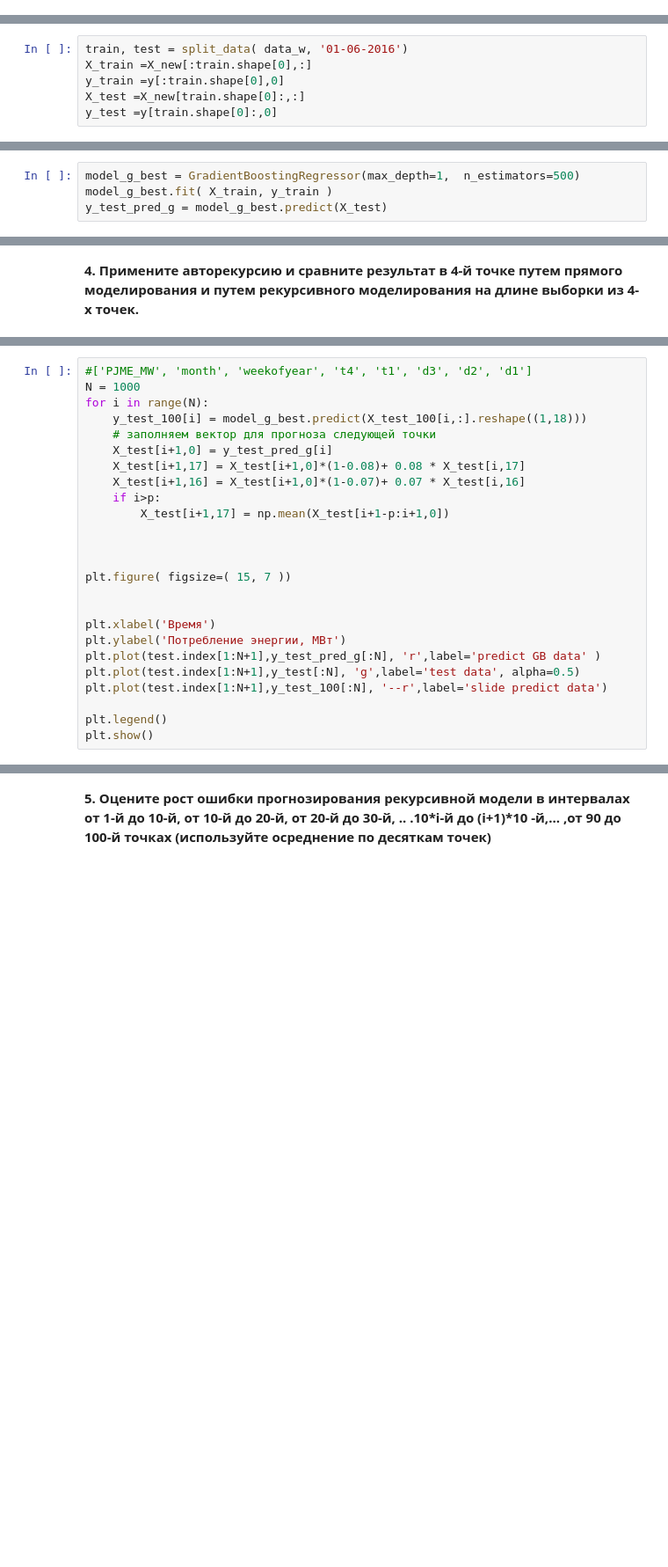
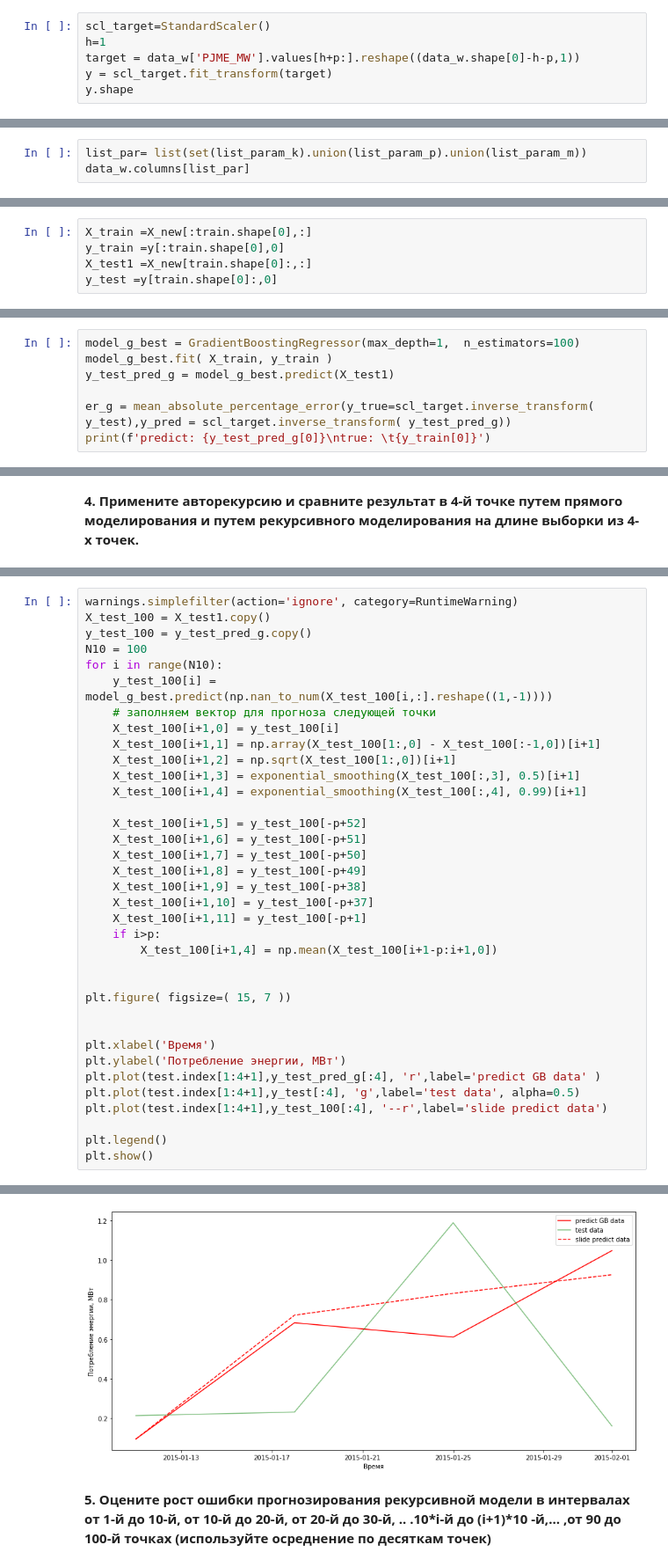
Before and after one commit to AltLumad/GeekBrains, a Jupyter notebook: Data_Science_for_business/04/04.ipynb, the cells around one changed output, grey strips where cells are left out. Shown: that part at 88% size. Drawn from its saved outputs; the diff is of its cells as text; blank space fills up the shorter version.

```diff
--- a/Data_Science_for_business/04/04.ipynb
+++ b/Data_Science_for_business/04/04.ipynb
@@ -60,0 +228,6 @@ y.shape
+# %%
+scl_target=StandardScaler()
+h=1
+target = data_w['PJME_MW'].values[h+p:].reshape((data_w.shape[0]-h-p,1))
+y = scl_target.fit_transform(target)
+y.shape
@@ -100,0 +271,3 @@ Index(['PJME_MW', 'month', 'weekofyear', 't4', 't1', 'd3', 'd2', 'd1'], dtype='o
+# %%
+list_par= list(set(list_param_k).union(list_param_p).union(list_param_m))
+data_w.columns[list_par]
@@ -107,6 +280,5 @@ def split_data( data, split_date ):
 # %%
-train, test = split_data( data_w, '01-06-2016')
 X_train =X_new[:train.shape[0],:]
 y_train =y[:train.shape[0],0]
-X_test =X_new[train.shape[0]:,:]
+X_test1 =X_new[train.shape[0]:,:]
 y_test =y[train.shape[0]:,0]
@@ -149,4 +307,7 @@ Parameters: {'n_estimators': 100, 'max_depth': 2}
 # %%
-model_g_best = GradientBoostingRegressor(max_depth=1,  n_estimators=500)
+model_g_best = GradientBoostingRegressor(max_depth=1,  n_estimators=100)
 model_g_best.fit( X_train, y_train )
-y_test_pred_g = model_g_best.predict(X_test)
+y_test_pred_g = model_g_best.predict(X_test1)
+
+er_g = mean_absolute_percentage_error(y_true=scl_target.inverse_transform( y_test),y_pred = scl_target.inverse_transform( y_test_pred_g))
+print(f'predict: {y_test_pred_g[0]}\ntrue: \t{y_train[0]}')
@@ -157,15 +325,26 @@ __4. Примените авторекурсию и сравните резул
 # %%
-#['PJME_MW', 'month', 'weekofyear', 't4', 't1', 'd3', 'd2', 'd1']
-N = 1000
-for i in range(N):
-    y_test_100[i] = model_g_best.predict(X_test_100[i,:].reshape((1,18)))
+warnings.simplefilter(action='ignore', category=RuntimeWarning)
+X_test_100 = X_test1.copy()
+y_test_100 = y_test_pred_g.copy()
+N10 = 100
+for i in range(N10):
+    y_test_100[i] = model_g_best.predict(np.nan_to_num(X_test_100[i,:].reshape((1,-1))))
     # заполняем вектор для прогноза следующей точки
-    X_test[i+1,0] = y_test_pred_g[i]
-    X_test[i+1,17] = X_test[i+1,0]*(1-0.08)+ 0.08 * X_test[i,17]
-    X_test[i+1,16] = X_test[i+1,0]*(1-0.07)+ 0.07 * X_test[i,16]
+    X_test_100[i+1,0] = y_test_100[i]
+    X_test_100[i+1,1] = np.array(X_test_100[1:,0] - X_test_100[:-1,0])[i+1]
+    X_test_100[i+1,2] = np.sqrt(X_test_100[1:,0])[i+1]
+    X_test_100[i+1,3] = exponential_smoothing(X_test_100[:,3], 0.5)[i+1]
+    X_test_100[i+1,4] = exponential_smoothing(X_test_100[:,4], 0.99)[i+1]
+
+    X_test_100[i+1,5] = y_test_100[-p+52]
+    X_test_100[i+1,6] = y_test_100[-p+51]
+    X_test_100[i+1,7] = y_test_100[-p+50]
+    X_test_100[i+1,8] = y_test_100[-p+49]
+    X_test_100[i+1,9] = y_test_100[-p+38]
+    X_test_100[i+1,10] = y_test_100[-p+37]
+    X_test_100[i+1,11] = y_test_100[-p+1]
     if i>p:
-        X_test[i+1,17] = np.mean(X_test[i+1-p:i+1,0])
-
+        X_test_100[i+1,4] = np.mean(X_test_100[i+1-p:i+1,0])
 
 
 plt.figure( figsize=( 15, 7 ))
@@ -173,9 +352,9 @@ plt.figure( figsize=( 15, 7 ))
 
 plt.xlabel('Время')
 plt.ylabel('Потребление энергии, МВт')
-plt.plot(test.index[1:N+1],y_test_pred_g[:N], 'r',label='predict GB data' )
-plt.plot(test.index[1:N+1],y_test[:N], 'g',label='test data', alpha=0.5)
-plt.plot(test.index[1:N+1],y_test_100[:N], '--r',label='slide predict data')
+plt.plot(test.index[1:4+1],y_test_pred_g[:4], 'r',label='predict GB data' )
+plt.plot(test.index[1:4+1],y_test[:4], 'g',label='test data', alpha=0.5)
+plt.plot(test.index[1:4+1],y_test_100[:4], '--r',label='slide predict data')
 
 plt.legend()
 plt.show()
@@ -184,2 +362,3 @@ NameError: name 'X_test_100' is not defined
+[figure, added]
 # %% [markdown]
 __5. Оцените рост ошибки прогнозирования рекурсивной модели в интервалах от 1-й до 10-й, от 10-й до 20-й, от 20-й до 30-й, .. .10*i-й до (i+1)*10 -й,... ,от 90 до 100-й точках (используйте осреднение по десяткам точек)__
```
Also changed, not shown: parts of 42 cells of this notebook.
